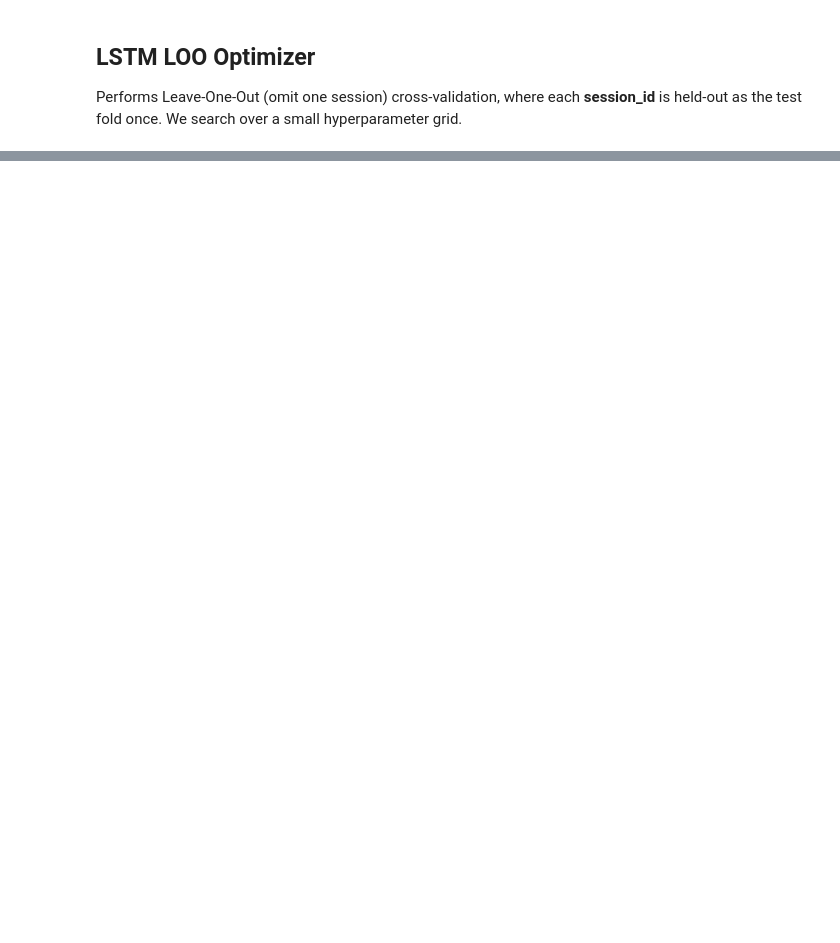
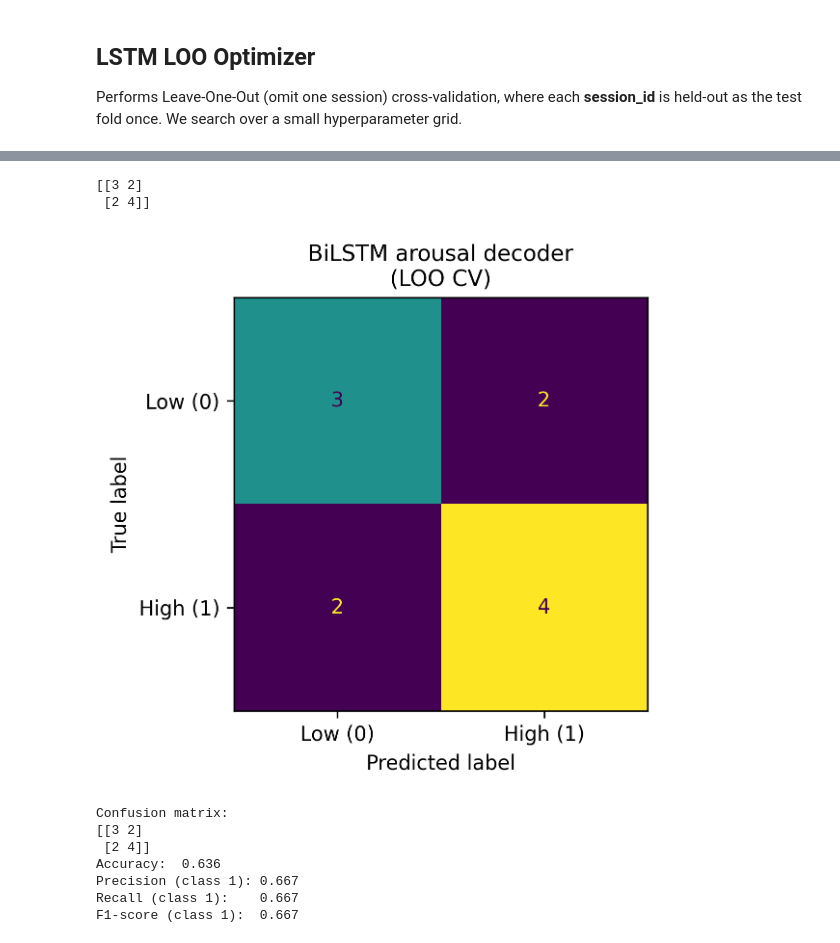
Before and after one commit to VitorInserra/EmotionAI, a Jupyter notebook: DECOD_models.ipynb, the cells around one changed output, grey strips where cells are left out. Cells and saved outputs as stored; diff of their text form; code cells hidden in the pictures; blank space fills up the shorter version.

```diff
--- a/DECOD_models.ipynb
+++ b/DECOD_models.ipynb
@@ -337,0 +359,53 @@ Best params: {'lr': 0.0001, 'epochs': 200, 'units': 64, 'batch_size': 64, 'patie
+# %%
+import numpy as np
+import matplotlib.pyplot as plt
+from sklearn.metrics import ConfusionMatrixDisplay
+
+# Aggregated confusion matrix from your LOO runs
+# Rows = true labels, Columns = predicted labels
+# [[TN, FP],
+#  [FN, TP]]
+print(cm_full)
+
+class_names = ["Low (0)", "High (1)"]
+
+# --- Plot confusion matrix ---
+fig, ax = plt.subplots(figsize=(4, 4), dpi=300)  # high-res for publication
+
+disp = ConfusionMatrixDisplay(confusion_matrix=cm_full,
+                              display_labels=class_names)
+
+disp.plot(values_format="d", ax=ax, colorbar=False)
+
+ax.set_xlabel("Predicted label", fontsize=10)
+ax.set_ylabel("True label", fontsize=10)
+ax.set_title("BiLSTM arousal decoder\n(LOO CV)", fontsize=11)
+
+plt.tight_layout()
+plt.show()
+
+# --- Compute and print basic metrics ---
+tn, fp, fn, tp = cm_full.ravel()
+
+accuracy = (tp + tn) / cm_full.sum()
+precision_1 = tp / (tp + fp) if (tp + fp) > 0 else float("nan")
+recall_1 = tp / (tp + fn) if (tp + fn) > 0 else float("nan")
+f1_1 = (2 * precision_1 * recall_1 / (precision_1 + recall_1)
+        if precision_1 + recall_1 > 0 else float("nan"))
+
+print(f"Confusion matrix:\n{cm_full}")
+print(f"Accuracy:  {accuracy:.3f}")
+print(f"Precision (class 1): {precision_1:.3f}")
+print(f"Recall (class 1):    {recall_1:.3f}")
+print(f"F1-score (class 1):  {f1_1:.3f}")
+# %% [output]
+[[3 2]
+ [2 4]]
+[figure, added]
+Confusion matrix:
+[[3 2]
+ [2 4]]
+Accuracy:  0.636
+Precision (class 1): 0.667
+Recall (class 1):    0.667
+F1-score (class 1):  0.667
```
Also changed, not shown: parts of 2 cells of this notebook, 3 other files.
